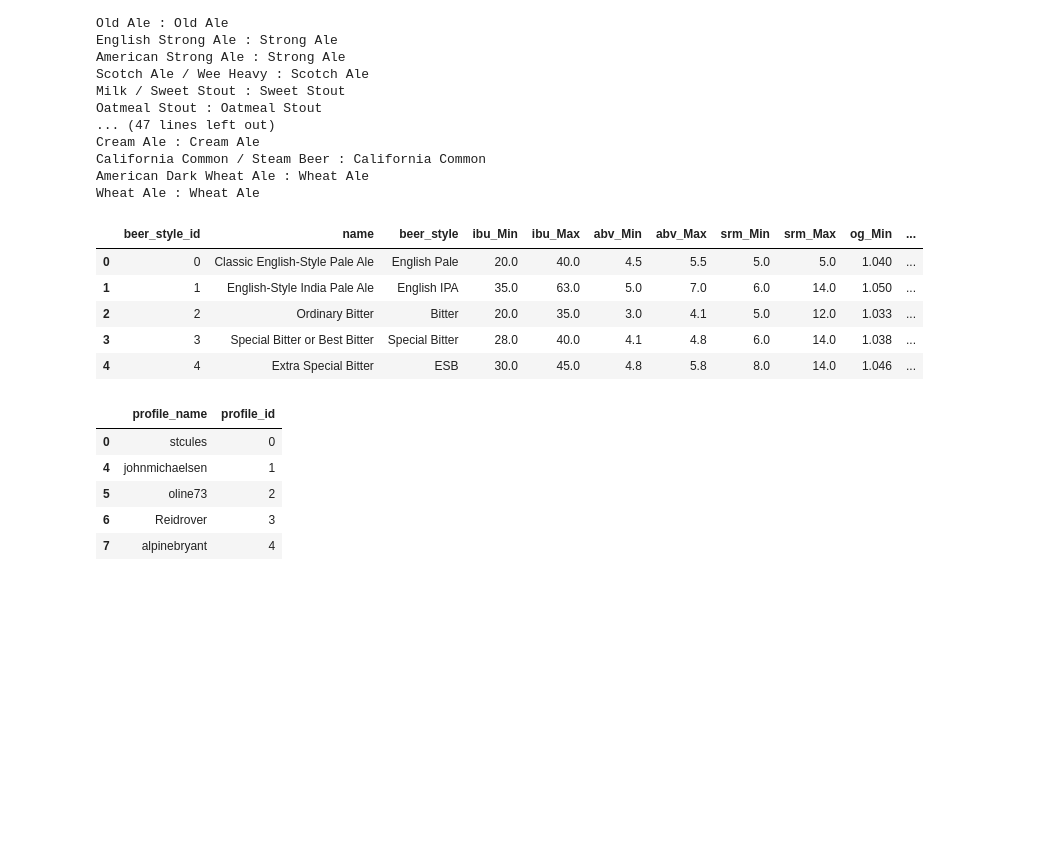
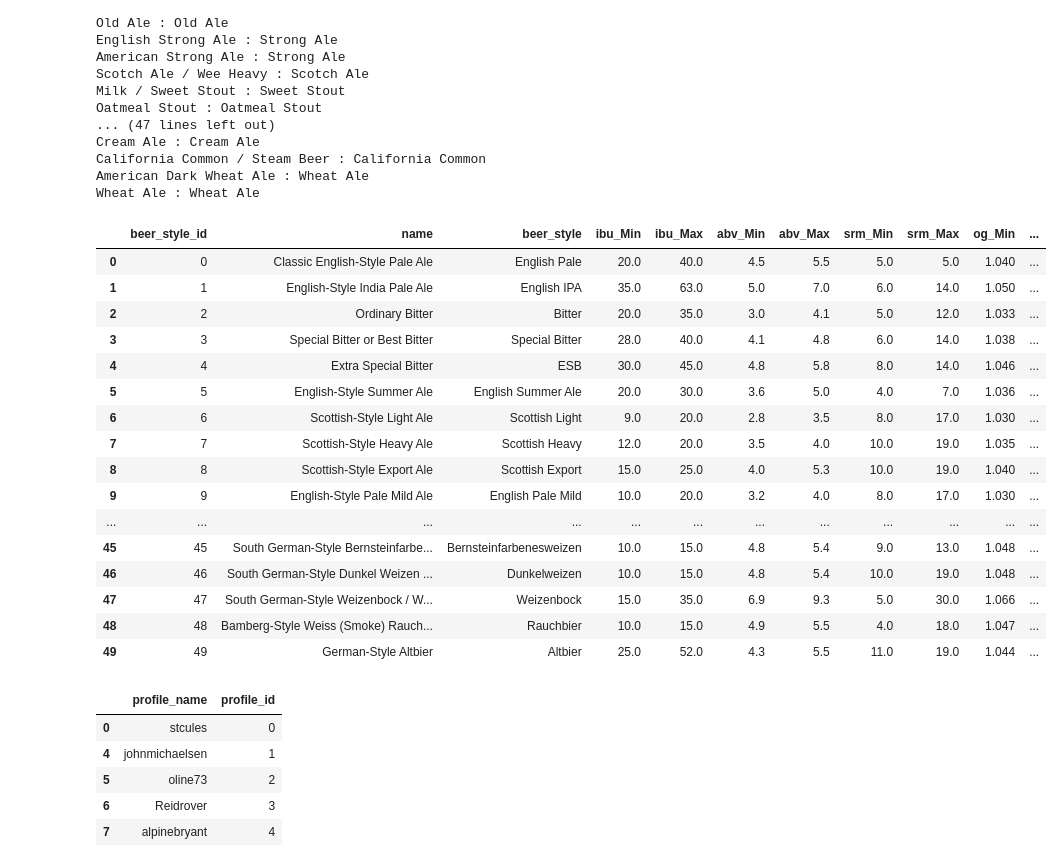
Before and after one commit to jakefeldy1/ETL, a Jupyter notebook: data_clean/data_clean.ipynb, the cells around one changed output. Drawn from its saved outputs; the diff is of its cells as text; code cells hidden in the pictures; blank space fills up the shorter version.

```diff
--- a/data_clean/data_clean.ipynb
+++ b/data_clean/data_clean.ipynb
@@ -130,34 +130,45 @@ for style in normal_styles_df["beer_style"]:
         srmMax.append(np.NaN)
         ogMin.append(np.NaN)
         fgMin.append(np.NaN)
         fgMax.append(np.NaN)
         key_id+=1
 
 #Build the new data frame
 ndef_df = pd.DataFrame({"id":id,
                         "name":name,
                         "beer_style":short_name,
                         "ibu_Min":ibuMin,
                         "ibu_Max":ibuMax,
                         "abv_Min":abvMin,
                         "abv_Max":abvMax,
                         "srm_Min":srmMin,
                         "srm_Max":srmMax,
                         "og_Min":ogMin,
                         "fg_Min":fgMin,
                         "fg_Max":fgMax})
 
 #Join the data
 beer_styles_df = pd.concat([style_df, ndef_df])
 beer_styles_df.rename(columns={"id":"beer_style_id"},inplace=True)
-beer_styles_df.head()
+beer_styles_df.head(50)
 # %% [output]
 |  | beer_style_id | name | beer_style | ibu_Min | ibu_Max | abv_Min | abv_Max | srm_Min | srm_Max | og_Min | ... |
 | 0 | 0 | Classic English-Style Pale Ale | English Pale | 20.0 | 40.0 | 4.5 | 5.5 | 5.0 | 5.0 | 1.040 | ... |
 | 1 | 1 | English-Style India Pale Ale | English IPA | 35.0 | 63.0 | 5.0 | 7.0 | 6.0 | 14.0 | 1.050 | ... |
 | 2 | 2 | Ordinary Bitter | Bitter | 20.0 | 35.0 | 3.0 | 4.1 | 5.0 | 12.0 | 1.033 | ... |
 | 3 | 3 | Special Bitter or Best Bitter | Special Bitter | 28.0 | 40.0 | 4.1 | 4.8 | 6.0 | 14.0 | 1.038 | ... |
 | 4 | 4 | Extra Special Bitter | ESB | 30.0 | 45.0 | 4.8 | 5.8 | 8.0 | 14.0 | 1.046 | ... |
+| 5 | 5 | English-Style Summer Ale | English Summer Ale | 20.0 | 30.0 | 3.6 | 5.0 | 4.0 | 7.0 | 1.036 | ... |
+| 6 | 6 | Scottish-Style Light Ale | Scottish Light | 9.0 | 20.0 | 2.8 | 3.5 | 8.0 | 17.0 | 1.030 | ... |
+| 7 | 7 | Scottish-Style Heavy Ale | Scottish Heavy | 12.0 | 20.0 | 3.5 | 4.0 | 10.0 | 19.0 | 1.035 | ... |
+| 8 | 8 | Scottish-Style Export Ale | Scottish Export | 15.0 | 25.0 | 4.0 | 5.3 | 10.0 | 19.0 | 1.040 | ... |
+| 9 | 9 | English-Style Pale Mild Ale | English Pale Mild | 10.0 | 20.0 | 3.2 | 4.0 | 8.0 | 17.0 | 1.030 | ... |
+| ... | ... | ... | ... | ... | ... | ... | ... | ... | ... | ... | ... |
+| 45 | 45 | South German-Style Bernsteinfarbe... | Bernsteinfarbenesweizen | 10.0 | 15.0 | 4.8 | 5.4 | 9.0 | 13.0 | 1.048 | ... |
+| 46 | 46 | South German-Style Dunkel Weizen ... | Dunkelweizen | 10.0 | 15.0 | 4.8 | 5.4 | 10.0 | 19.0 | 1.048 | ... |
+| 47 | 47 | South German-Style Weizenbock / W... | Weizenbock | 15.0 | 35.0 | 6.9 | 9.3 | 5.0 | 30.0 | 1.066 | ... |
+| 48 | 48 | Bamberg-Style Weiss (Smoke) Rauch... | Rauchbier | 10.0 | 15.0 | 4.9 | 5.5 | 4.0 | 18.0 | 1.047 | ... |
+| 49 | 49 | German-Style Altbier | Altbier | 25.0 | 52.0 | 4.3 | 5.5 | 11.0 | 19.0 | 1.044 | ... |
 # %%
 #--------------------------------------#
 #   Get a dataframe for all user ID's  #
```
Also changed, not shown: parts of 2 cells of this notebook.
